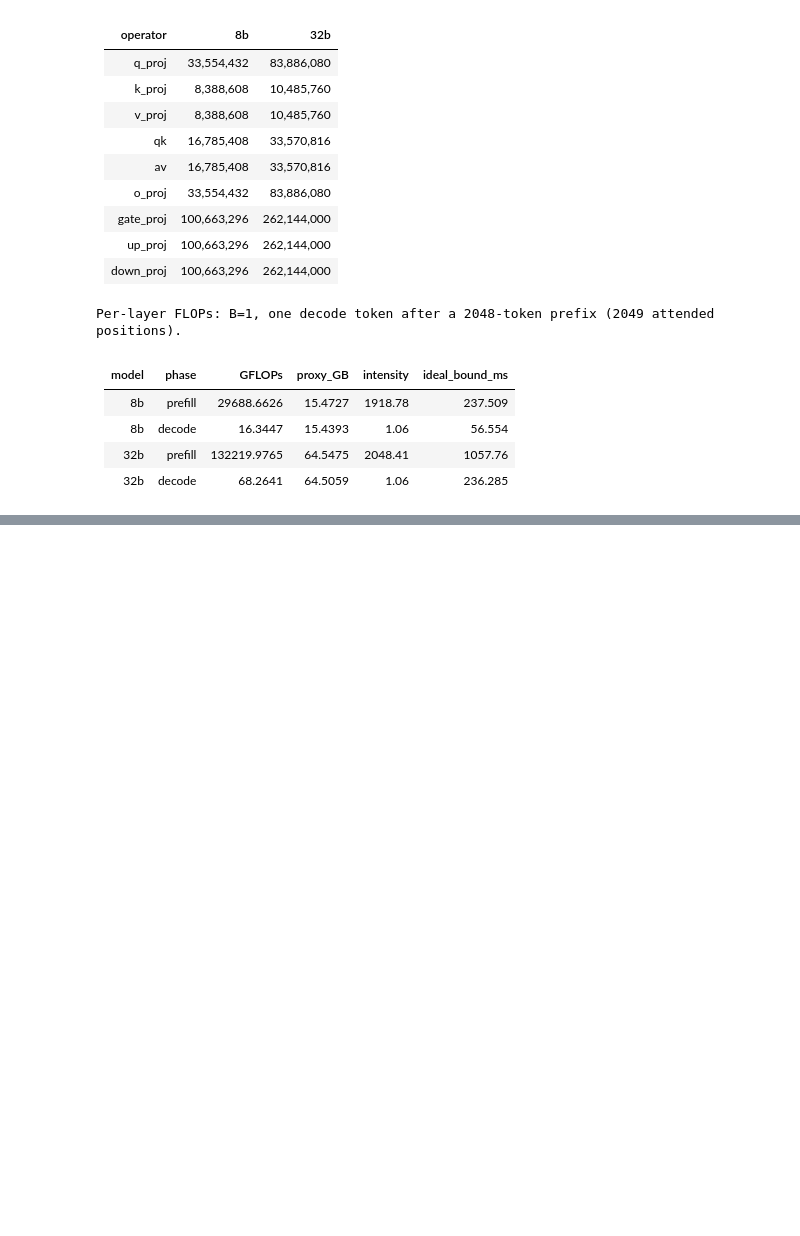
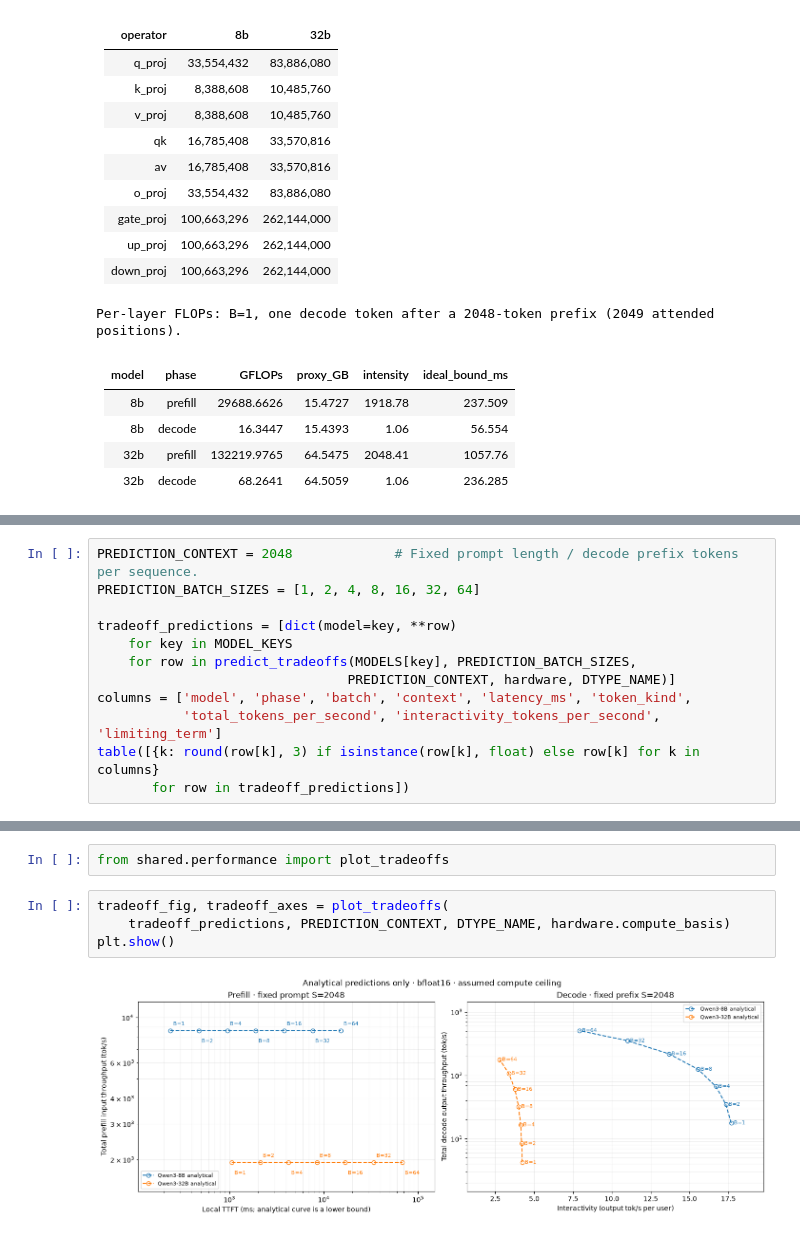
Before and after one commit to nvbkdw/inference-engineer-study-hall, a Jupyter notebook: courses/llm-inference-performance-modeling/chapters/02_performance_model/code/lab.ipynb, the cells around one changed output, grey strips where cells are left out. Drawn from its saved outputs; the diff is of its cells as text; blank space fills up the shorter version.

```diff
--- a/courses/llm-inference-performance-modeling/chapters/02_performance_model/code/lab.ipynb
+++ b/courses/llm-inference-performance-modeling/chapters/02_performance_model/code/lab.ipynb
@@ -268,0 +158,12 @@ The small-call floor is an observed workload interval including possible dispatc
+# %%
+PREDICTION_CONTEXT = 2048             # Fixed prompt length / decode prefix tokens per sequence.
+PREDICTION_BATCH_SIZES = [1, 2, 4, 8, 16, 32, 64]
+
+tradeoff_predictions = [dict(model=key, **row)
+    for key in MODEL_KEYS
+    for row in predict_tradeoffs(MODELS[key], PREDICTION_BATCH_SIZES,
+                                PREDICTION_CONTEXT, hardware, DTYPE_NAME)]
+columns = ['model', 'phase', 'batch', 'context', 'latency_ms', 'token_kind',
+           'total_tokens_per_second', 'interactivity_tokens_per_second', 'limiting_term']
+table([{k: round(row[k], 3) if isinstance(row[k], float) else row[k] for k in columns}
+       for row in tradeoff_predictions])
@@ -268,0 +201,8 @@ The small-call floor is an observed workload interval including possible dispatc
+# %%
+from shared.performance import plot_tradeoffs
+# %%
+tradeoff_fig, tradeoff_axes = plot_tradeoffs(
+    tradeoff_predictions, PREDICTION_CONTEXT, DTYPE_NAME, hardware.compute_basis)
+plt.show()
+# %% [output]
+[figure, added]
```
Also changed, not shown: parts of 27 cells of this notebook, 31 other files.
